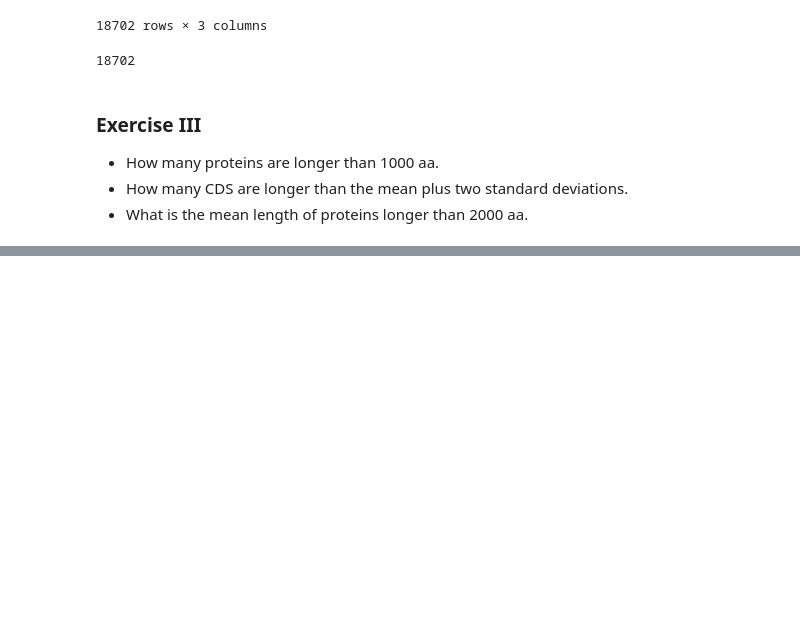
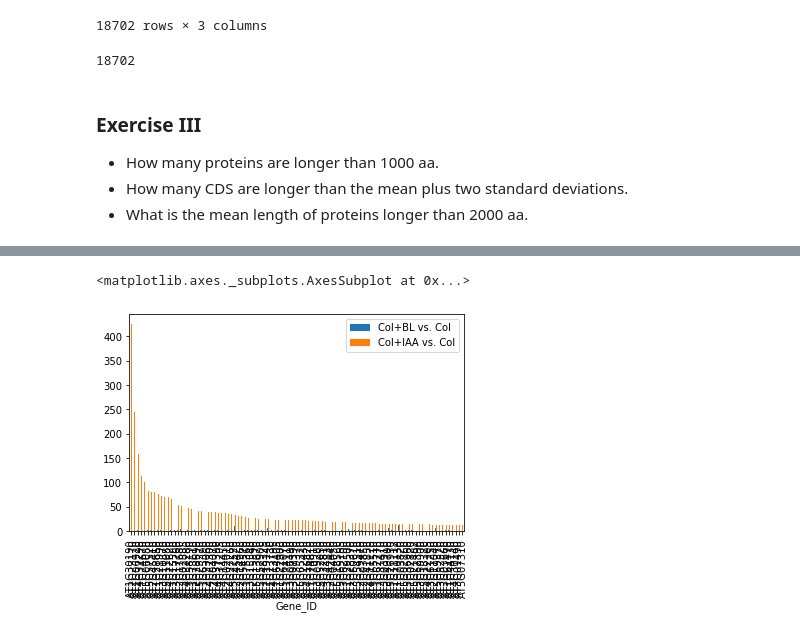
Before and after one commit to JanaSperschneider/Python_Intro_ANU_RSB, a Jupyter notebook: PythonProgramming_Session4.ipynb, the cells around one changed output, grey strips where cells are left out. Cells and saved outputs as stored; diff of their text form; code cells hidden in the pictures; blank space fills up the shorter version.

```diff
--- a/PythonProgramming_Session4.ipynb
+++ b/PythonProgramming_Session4.ipynb
@@ -324,0 +399,5 @@ ara_df[ara_df['CDS_length'] > ara_df['CDS_length'].mean()]
+# %%
+### Let's subset the dataframe to only contain the columns
+### 'Col+BL vs. Col', 'Col+IAA vs. Col', 'Computational_description'
+
+excel_df = excel_df.loc[:, ['Col+BL vs. Col', 'Col+IAA vs. Col', 'Computational_description']]
@@ -324,0 +481,7 @@ ara_df[ara_df['CDS_length'] > ara_df['CDS_length'].mean()]
+# %%
+###Sort values
+excel_df.sort_values('Col+IAA vs. Col', ascending=False, inplace=True)
+# %%
+###let's look at the top 100 differentially expressed (>5) expressed genes after IAA treatment
+###that are also differentially expressed in BL conditions.
+sub_excel_df = excel_df[(excel_df['Col+BL vs. Col'] > 5) | (excel_df['Col+IAA vs. Col'] > 5)].iloc[:100,:]
@@ -324,0 +498,6 @@ ara_df[ara_df['CDS_length'] > ara_df['CDS_length'].mean()]
+# %%
+###Sort values
+sub_excel_df.plot.bar()
+# %% [output]
+<matplotlib.axes._subplots.AxesSubplot at 0x...>
+[figure, added]
```
Also changed, not shown: parts of 22 cells of this notebook.
